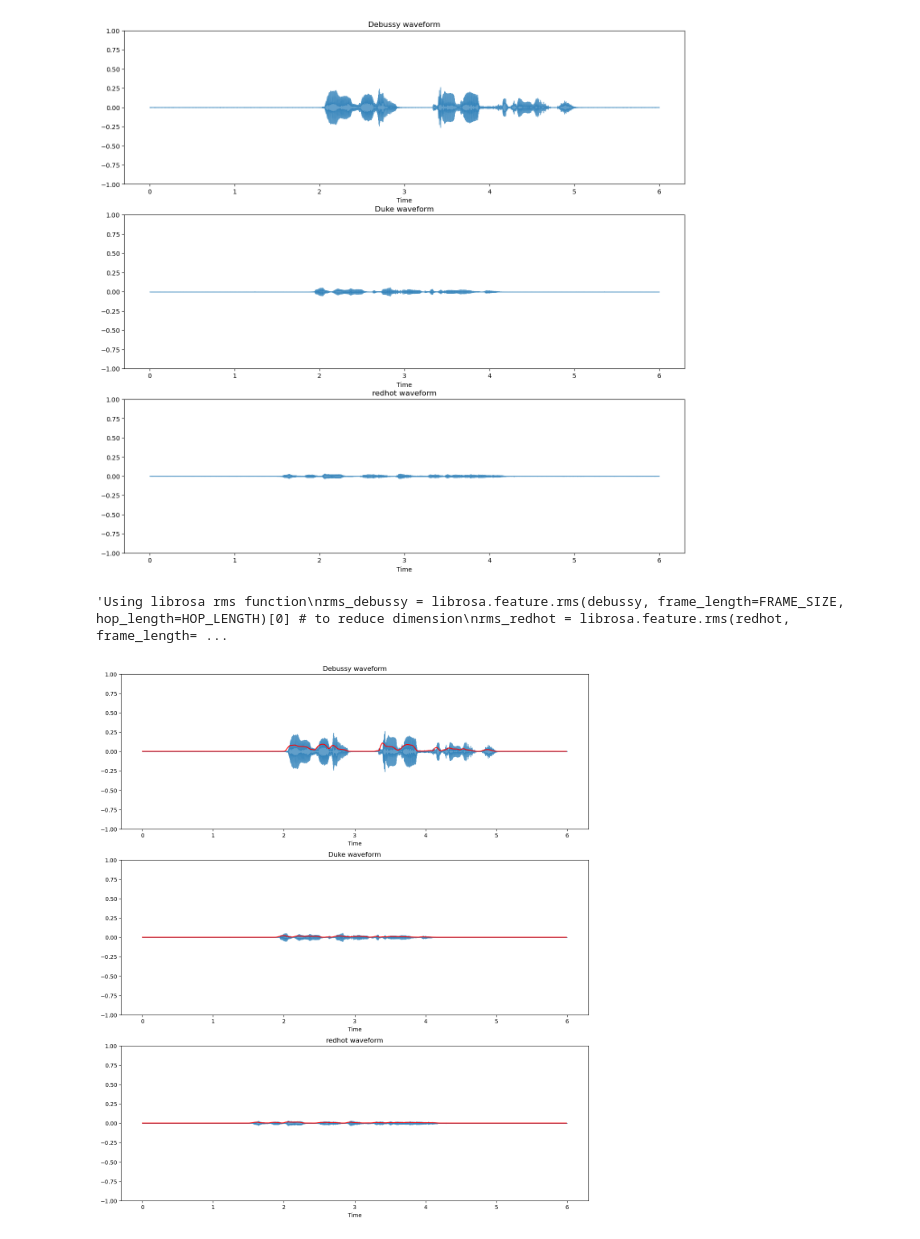
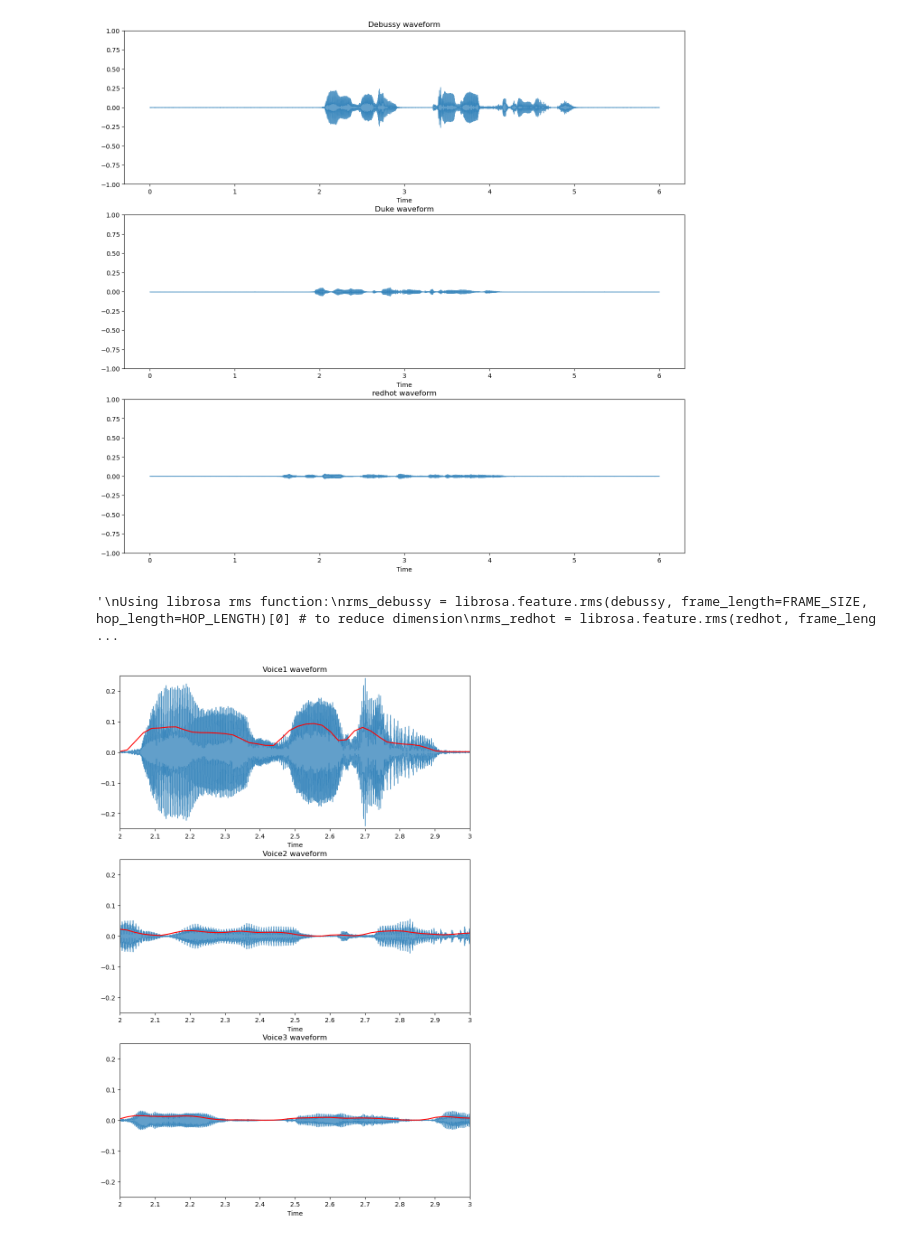
Before and after one commit to AbdullaN/Signal_Processing, a Jupyter notebook: RMSEnergy/notebook.ipynb, the cells around one changed output. Cells and saved outputs as stored; diff of their text form; code cells hidden in the pictures.

```diff
--- a/RMSEnergy/notebook.ipynb
+++ b/RMSEnergy/notebook.ipynb
@@ -66,35 +66,37 @@ debussy_rms = rmsenergy(voice1)
 duke_rms = rmsenergy(voice2)
 redhot_rms = rmsenergy(voice3)
 # %%
-plt.figure(figsize=(15,17))
+plt.figure(figsize=(10,15))
 frames = range(0, debussy_rms.size)
 time = librosa.frames_to_time(frames,hop_length=HOP_LENGTH)
 
 plt.subplot(3,1,1)
 librosa.display.waveshow(voice1, alpha=0.7)
 plt.plot(time, debussy_rms, color='red')
-plt.title('Debussy waveform')
-plt.ylim(-1,1)
+plt.title('Voice1 waveform')
+plt.ylim(-.25,.25)
+plt.xlim(2,3)
 
 plt.subplot(3,1,2)
 librosa.display.waveshow(voice2, alpha=0.7)
 plt.plot(time, duke_rms, color='red')
-plt.title('Duke waveform')
-plt.ylim(-1,1)
+plt.title('Voice2 waveform')
+plt.ylim(-.25,.25)
+plt.xlim(2,3)
 
 plt.subplot(3,1,3)
 librosa.display.waveshow(voice3, alpha = 0.7)
 plt.plot(time, redhot_rms, color='red')
-plt.title('redhot waveform')
-plt.ylim(-1,1)
-
+plt.title('Voice3 waveform')
+plt.ylim(-.25,.25)
+plt.xlim(2,3)
 
 '''
 Using librosa rms function:
 rms_debussy = librosa.feature.rms(debussy, frame_length=FRAME_SIZE, hop_length=HOP_LENGTH)[0] # to reduce dimension
 rms_redhot = librosa.feature.rms(redhot, frame_length=FRAME_SIZE, hop_length=HOP_LENGTH)[0]
 rms_duke = librosa.feature.rms(duke, frame_length=FRAME_SIZE, hop_length=HOP_LENGTH)[0]
 '''
 # %% [output]
-'Using librosa rms function\nrms_debussy = librosa.feature.rms(debussy, frame_length=FRAME_SIZE, hop_length=HOP_LENGTH)[0] # to reduce dimension\nrms_redhot = librosa.feature.rms(redhot, frame_length= ...
+'\nUsing librosa rms function:\nrms_debussy = librosa.feature.rms(debussy, frame_length=FRAME_SIZE, hop_length=HOP_LENGTH)[0] # to reduce dimension\nrms_redhot = librosa.feature.rms(redhot, frame_leng ...
-[figure, old version]
+[figure, new version]
```
Also changed, not shown: parts of 2 cells of this notebook.
